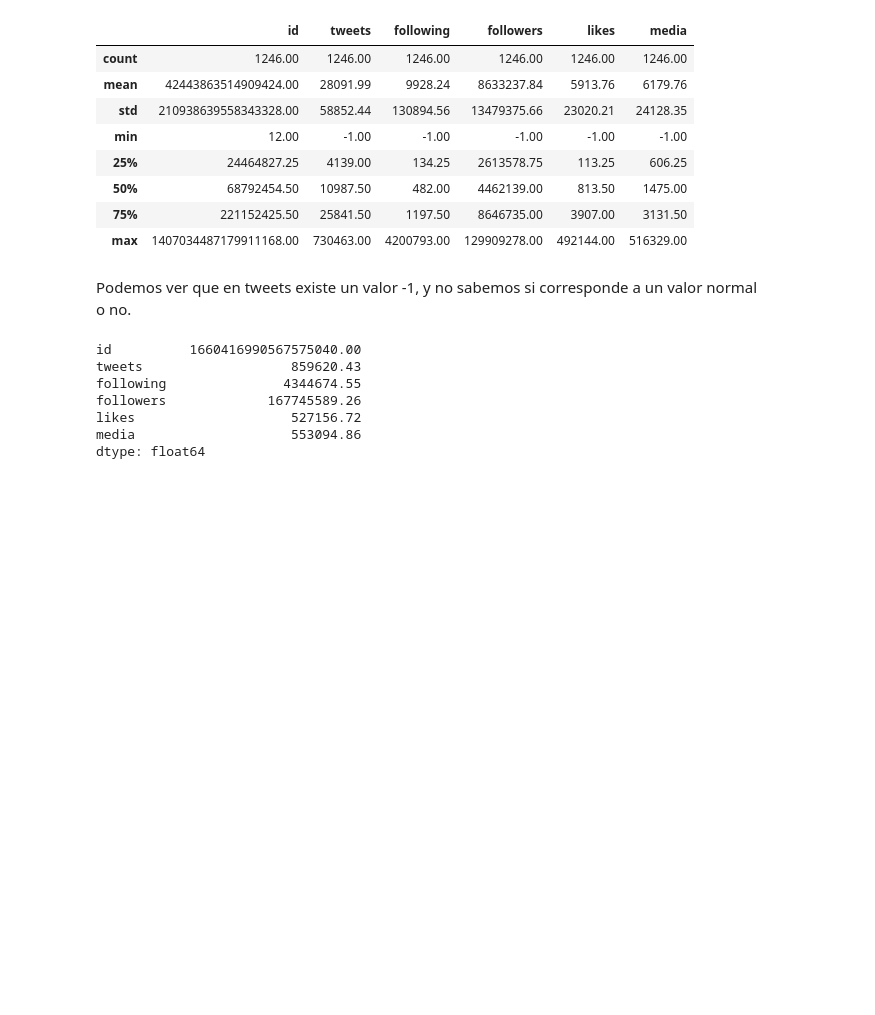
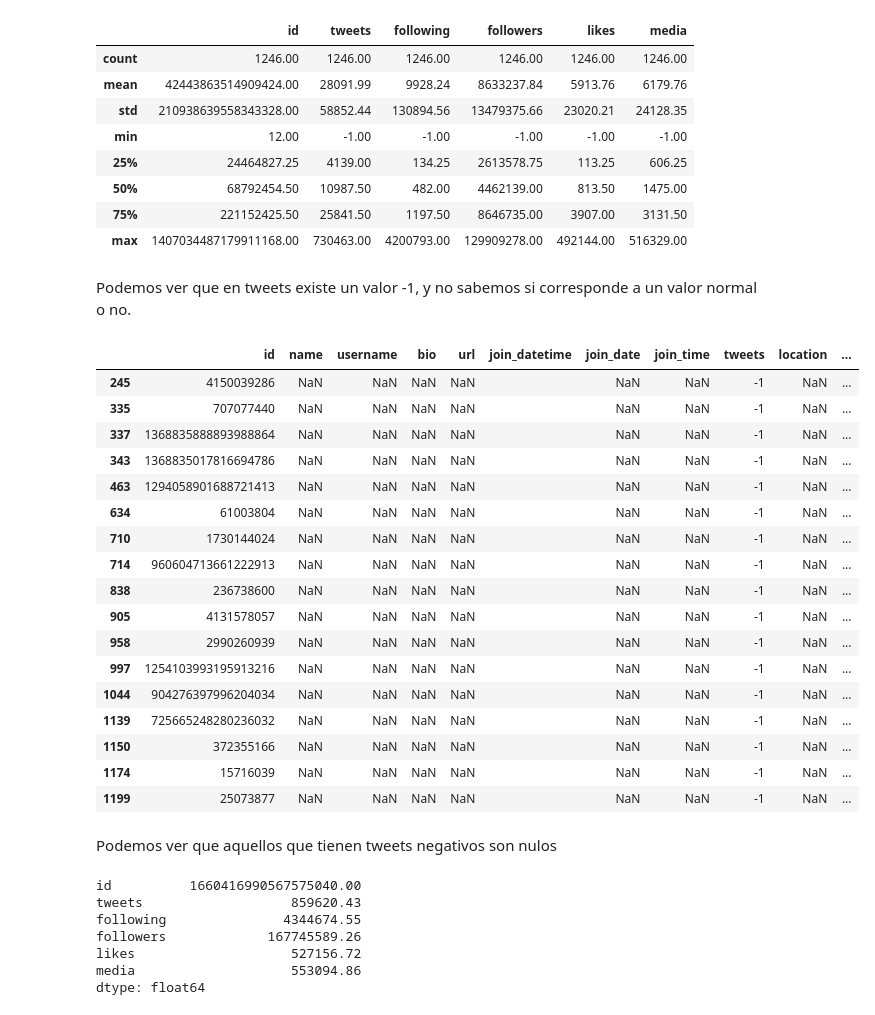
Before and after one commit to julianmelero/twitter-ai, a Jupyter notebook: Analysis/basic.ipynb, the cells around one changed output. Drawn from its saved outputs; the diff is of its cells as text; code cells hidden in the pictures; blank space fills up the shorter version.

```diff
--- a/Analysis/basic.ipynb
+++ b/Analysis/basic.ipynb
@@ -54,6 +54,29 @@ headers.describe()
 | max | 1407034487179911168.00 | 730463.00 | 4200793.00 | 129909278.00 | 492144.00 | 516329.00 |
 # %% [markdown]
 Podemos ver que en tweets existe un valor -1, y no sabemos si corresponde a un valor normal o no.
+# %%
+headers[headers['tweets']==-1]
+# %% [output]
+|  | id | name | username | bio | url | join_datetime | join_date | join_time | tweets | location | ... |
+| 245 | 4150039286 | NaN | NaN | NaN | NaN |  | NaN | NaN | -1 | NaN | ... |
+| 335 | 707077440 | NaN | NaN | NaN | NaN |  | NaN | NaN | -1 | NaN | ... |
+| 337 | 1368835888893988864 | NaN | NaN | NaN | NaN |  | NaN | NaN | -1 | NaN | ... |
+| 343 | 1368835017816694786 | NaN | NaN | NaN | NaN |  | NaN | NaN | -1 | NaN | ... |
+| 463 | 1294058901688721413 | NaN | NaN | NaN | NaN |  | NaN | NaN | -1 | NaN | ... |
+| 634 | 61003804 | NaN | NaN | NaN | NaN |  | NaN | NaN | -1 | NaN | ... |
+| 710 | 1730144024 | NaN | NaN | NaN | NaN |  | NaN | NaN | -1 | NaN | ... |
+| 714 | 960604713661222913 | NaN | NaN | NaN | NaN |  | NaN | NaN | -1 | NaN | ... |
+| 838 | 236738600 | NaN | NaN | NaN | NaN |  | NaN | NaN | -1 | NaN | ... |
+| 905 | 4131578057 | NaN | NaN | NaN | NaN |  | NaN | NaN | -1 | NaN | ... |
+| 958 | 2990260939 | NaN | NaN | NaN | NaN |  | NaN | NaN | -1 | NaN | ... |
+| 997 | 1254103993195913216 | NaN | NaN | NaN | NaN |  | NaN | NaN | -1 | NaN | ... |
+| 1044 | 904276397996204034 | NaN | NaN | NaN | NaN |  | NaN | NaN | -1 | NaN | ... |
+| 1139 | 725665248280236032 | NaN | NaN | NaN | NaN |  | NaN | NaN | -1 | NaN | ... |
+| 1150 | 372355166 | NaN | NaN | NaN | NaN |  | NaN | NaN | -1 | NaN | ... |
+| 1174 | 15716039 | NaN | NaN | NaN | NaN |  | NaN | NaN | -1 | NaN | ... |
+| 1199 | 25073877 | NaN | NaN | NaN | NaN |  | NaN | NaN | -1 | NaN | ... |
+# %% [markdown]
+Podemos ver que aquellos que tienen tweets negativos son nulos
 # %%
 headers.describe().sum()
 # %% [output]
```
Also changed, not shown: parts of 1 cell of this notebook.
